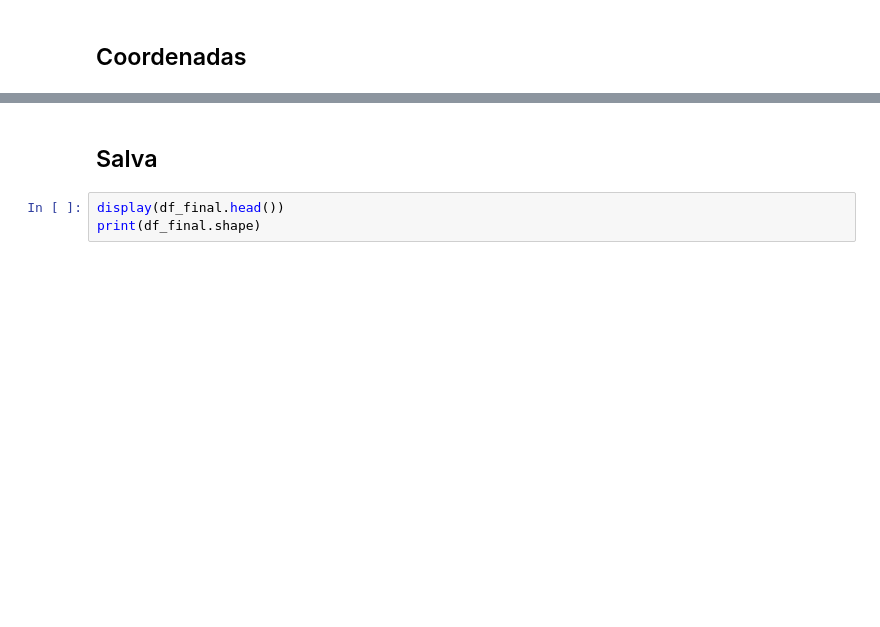
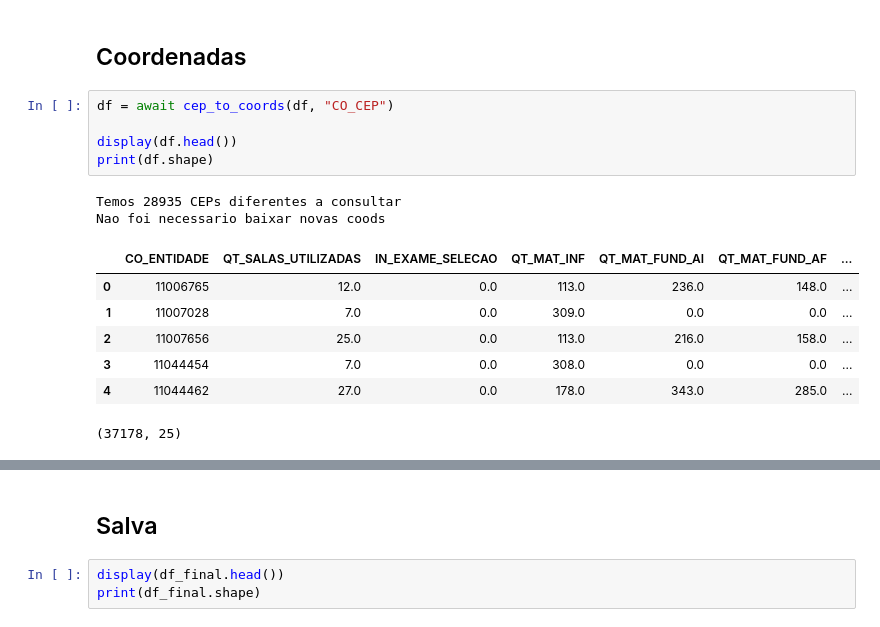
Before and after one commit to gabeguidoni/desafio-poliedro-clusterizacao, a Jupyter notebook: notebooks/10-add_cols.ipynb, the cells around one changed output, grey strips where cells are left out. Cells and saved outputs as stored; diff of their text form; blank space fills up the shorter version.

```diff
--- a/notebooks/10-add_cols.ipynb
+++ b/notebooks/10-add_cols.ipynb
@@ -52,2 +98,17 @@ print(df.shape)
 # %% [markdown]
 ## Coordenadas
+# %%
+df = await cep_to_coords(df, "CO_CEP")
+
+display(df.head())
+print(df.shape)
+# %% [output]
+Temos 28935 CEPs diferentes a consultar
+Nao foi necessario baixar novas coods
+|  | CO_ENTIDADE | QT_SALAS_UTILIZADAS | IN_EXAME_SELECAO | QT_MAT_INF | QT_MAT_FUND_AI | QT_MAT_FUND_AF | ... |
+| 0 | 11006765 | 12.0 | 0.0 | 113.0 | 236.0 | 148.0 | ... |
+| 1 | 11007028 | 7.0 | 0.0 | 309.0 | 0.0 | 0.0 | ... |
+| 2 | 11007656 | 25.0 | 0.0 | 113.0 | 216.0 | 158.0 | ... |
+| 3 | 11044454 | 7.0 | 0.0 | 308.0 | 0.0 | 0.0 | ... |
+| 4 | 11044462 | 27.0 | 0.0 | 178.0 | 343.0 | 285.0 | ... |
+(37178, 25)
```
Also changed, not shown: parts of 11 cells of this notebook, 10 other files.
